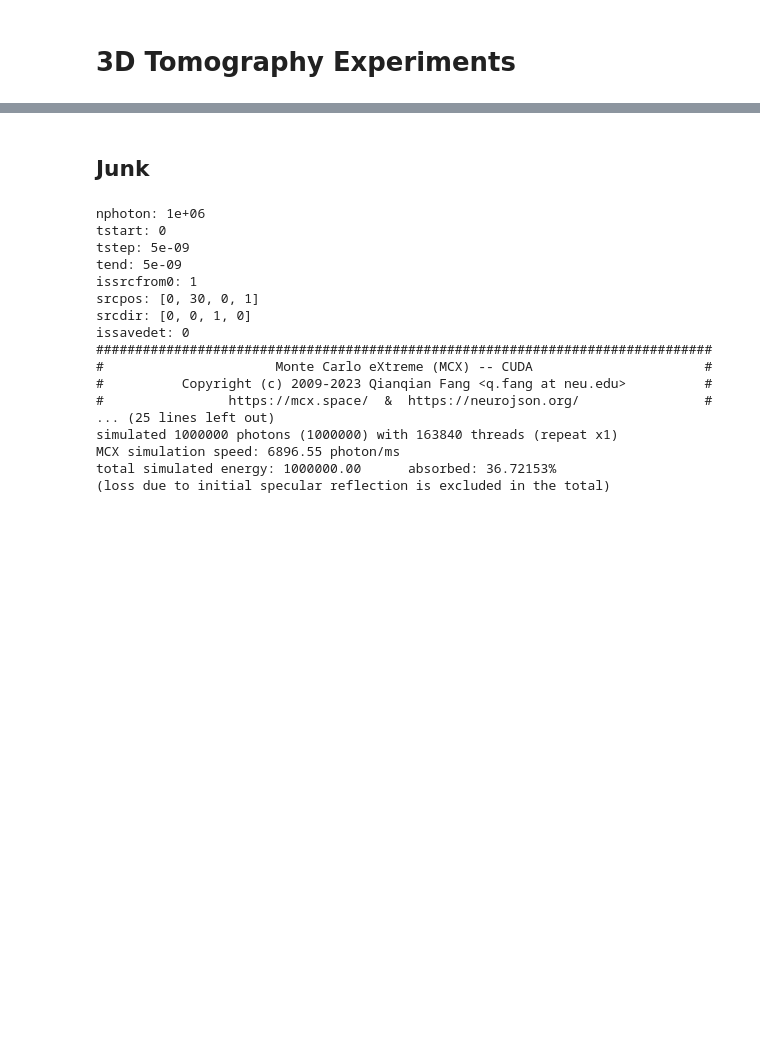
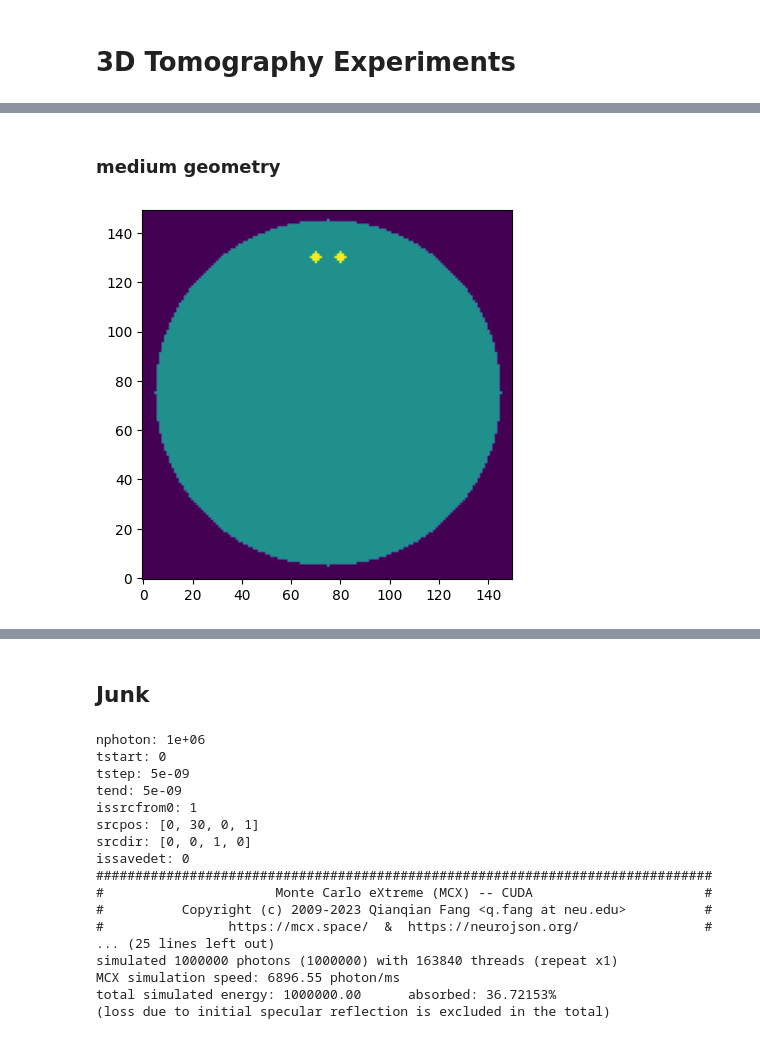
Before and after one commit to neural-imagery/tomography-experiments, a Jupyter notebook: 3d/main.ipynb, the cells around one changed output, grey strips where cells are left out. Saved outputs shown, nothing was run; the diff lists cells and outputs as text; code cells hidden in the pictures; blank space fills up the shorter version.

```diff
--- a/3d/main.ipynb
+++ b/3d/main.ipynb
@@ -19,0 +11,26 @@ plt.show()
+# %% [markdown]
+### medium geometry
+# %%
+# number of voxels in each dimension
+nx = 150
+ny = 150
+nz = 1 # 2d
+r_head = 70 # head radius
+
+# background
+region = np.zeros((nz, ny, nx))
+
+# head
+region = add_ball_to_array(region, (0, ny // 2, nx//2), r_head, 1)
+
+# add balls
+depth = 10 # mm (note this is the depth to the center of the ball)
+separation = 5 # mm
+region = add_ball_to_array(region, (0, 130, nx//2 - np.floor(separation)), 2, 2)
+region = add_ball_to_array(region, (0, 130, nx//2 + np.ceil(separation)), 2, 2)
+
+plt.imshow(region[0])
+plt.gca().invert_yaxis()
+plt.show()
+# %% [output]
+[figure, added]
```
Also changed, not shown: parts of 9 cells of this notebook.
